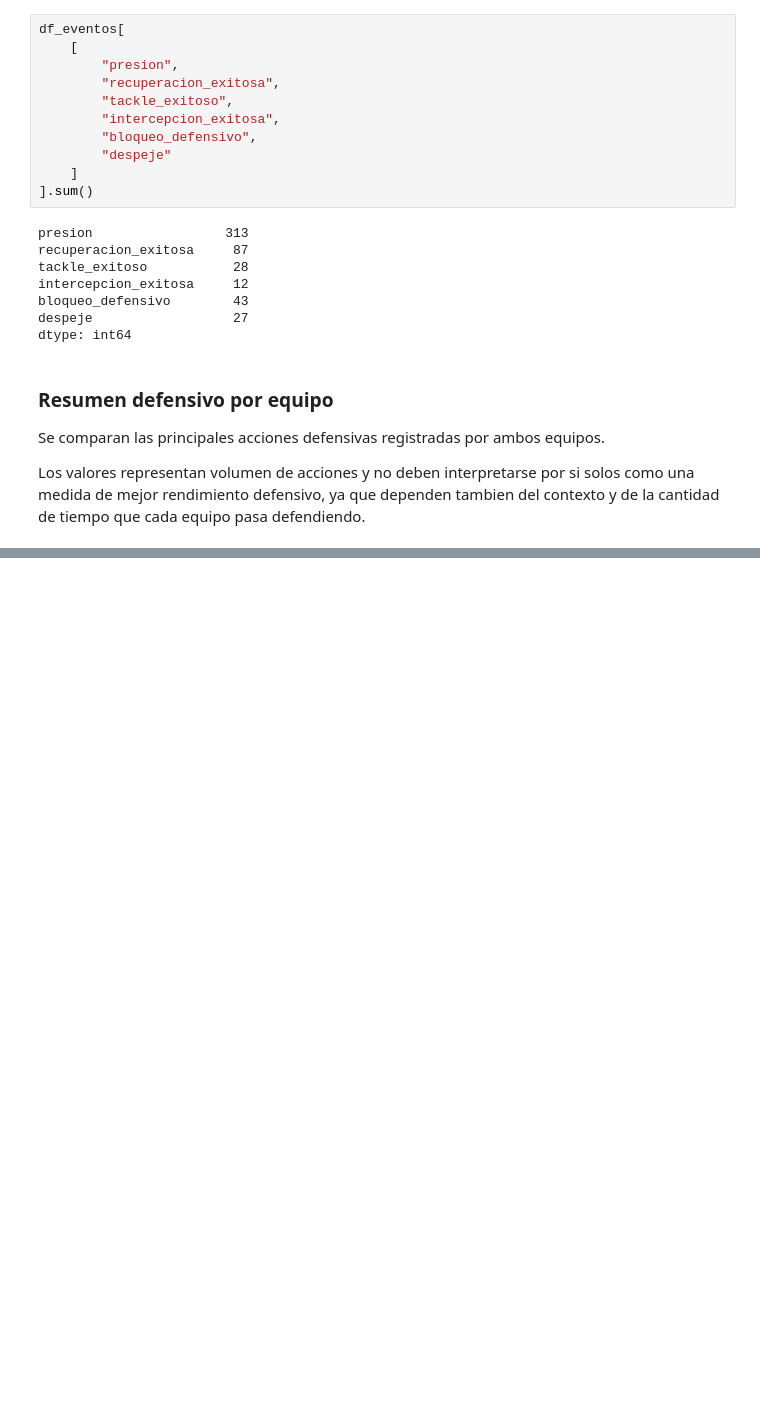
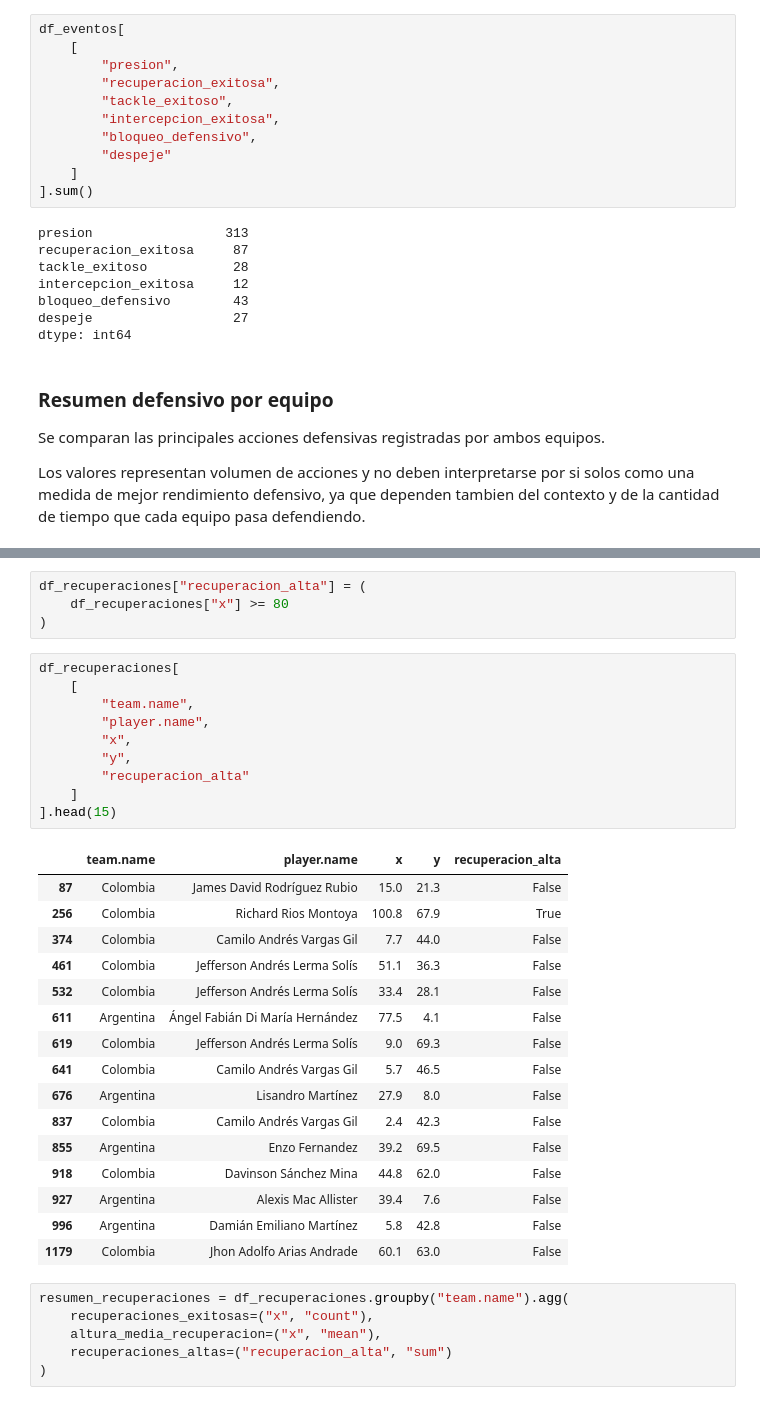
Before and after one commit to manupardo29/football-match-analysis, a Jupyter notebook: notebooks/01_primer_analisis.ipynb, the cells around one changed output, grey strips where cells are left out. Saved outputs shown, nothing was run; the diff lists cells and outputs as text; blank space fills up the shorter version.

```diff
--- a/notebooks/01_primer_analisis.ipynb
+++ b/notebooks/01_primer_analisis.ipynb
@@ -1408,0 +1461,37 @@ resumen_defensa
+# %%
+df_recuperaciones["recuperacion_alta"] = (
+    df_recuperaciones["x"] >= 80
+)
+# %%
+df_recuperaciones[
+    [
+        "team.name",
+        "player.name",
+        "x",
+        "y",
+        "recuperacion_alta"
+    ]
+].head(15)
+# %% [output]
+|  | team.name | player.name | x | y | recuperacion_alta |
+| 87 | Colombia | James David Rodríguez Rubio | 15.0 | 21.3 | False |
+| 256 | Colombia | Richard Rios Montoya | 100.8 | 67.9 | True |
+| 374 | Colombia | Camilo Andrés Vargas Gil | 7.7 | 44.0 | False |
+| 461 | Colombia | Jefferson Andrés Lerma Solís | 51.1 | 36.3 | False |
+| 532 | Colombia | Jefferson Andrés Lerma Solís | 33.4 | 28.1 | False |
+| 611 | Argentina | Ángel Fabián Di María Hernández | 77.5 | 4.1 | False |
+| 619 | Colombia | Jefferson Andrés Lerma Solís | 9.0 | 69.3 | False |
+| 641 | Colombia | Camilo Andrés Vargas Gil | 5.7 | 46.5 | False |
+| 676 | Argentina | Lisandro Martínez | 27.9 | 8.0 | False |
+| 837 | Colombia | Camilo Andrés Vargas Gil | 2.4 | 42.3 | False |
+| 855 | Argentina | Enzo Fernandez | 39.2 | 69.5 | False |
+| 918 | Colombia | Davinson Sánchez Mina | 44.8 | 62.0 | False |
+| 927 | Argentina | Alexis Mac Allister | 39.4 | 7.6 | False |
+| 996 | Argentina | Damián Emiliano Martínez | 5.8 | 42.8 | False |
+| 1179 | Colombia | Jhon Adolfo Arias Andrade | 60.1 | 63.0 | False |
+# %%
+resumen_recuperaciones = df_recuperaciones.groupby("team.name").agg(
+    recuperaciones_exitosas=("x", "count"),
+    altura_media_recuperacion=("x", "mean"),
+    recuperaciones_altas=("recuperacion_alta", "sum")
+)
```
Also changed, not shown: parts of 11 cells of this notebook.
